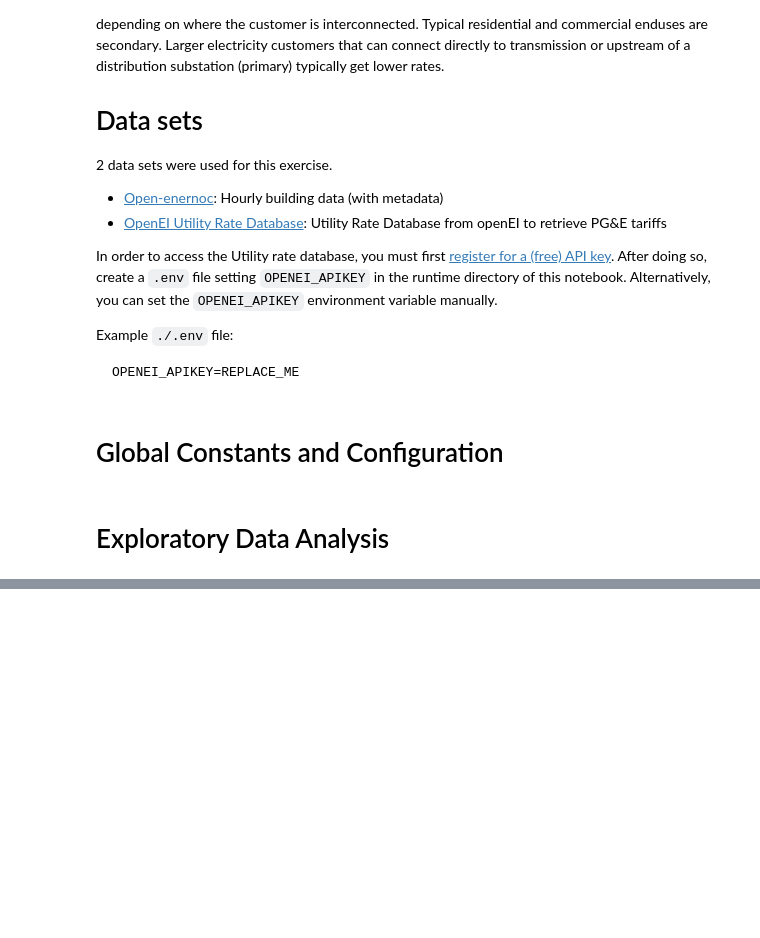
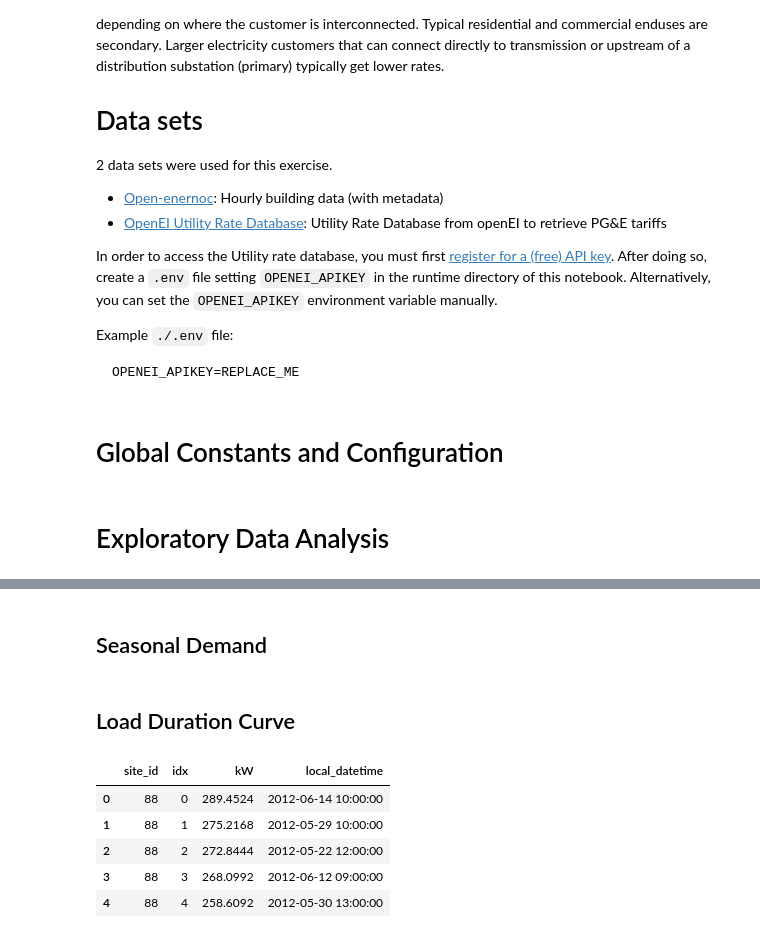
Before and after one commit to thomastu/ENGR481-lab0, a Jupyter notebook: utility_bill_example.ipynb, the cells around one changed output, grey strips where cells are left out. Cells and saved outputs as stored; diff of their text form; code cells hidden in the pictures; blank space fills up the shorter version.

```diff
--- a/utility_bill_example.ipynb
+++ b/utility_bill_example.ipynb
@@ -323,0 +307,2 @@ total_cost.swaplevel().sort_index()
+# %% [markdown]
+## Seasonal Demand
@@ -323,0 +316,18 @@ total_cost.swaplevel().sort_index()
+# %% [markdown]
+## Load Duration Curve
+# %%
+max_hourly_demand = avg_15min_demand.groupby(["site_id", pd.Grouper(level="local_datetime", freq="H")]).agg({"kW": "max"})
+load_curve = max_hourly_demand.sort_values(
+    by="kW", ascending=False
+).groupby(level="site_id").apply(
+    lambda df: df.reset_index()
+)[["kW", "local_datetime"]].reset_index().rename(columns={"level_1": "idx"})
+# %%
+load_curve.head()
+# %% [output]
+|  | site_id | idx | kW | local_datetime |
+| 0 | 88 | 0 | 289.4524 | 2012-06-14 10:00:00 |
+| 1 | 88 | 1 | 275.2168 | 2012-05-29 10:00:00 |
+| 2 | 88 | 2 | 272.8444 | 2012-05-22 12:00:00 |
+| 3 | 88 | 3 | 268.0992 | 2012-06-12 09:00:00 |
+| 4 | 88 | 4 | 258.6092 | 2012-05-30 13:00:00 |
```
Also changed, not shown: parts of 10 cells of this notebook.
